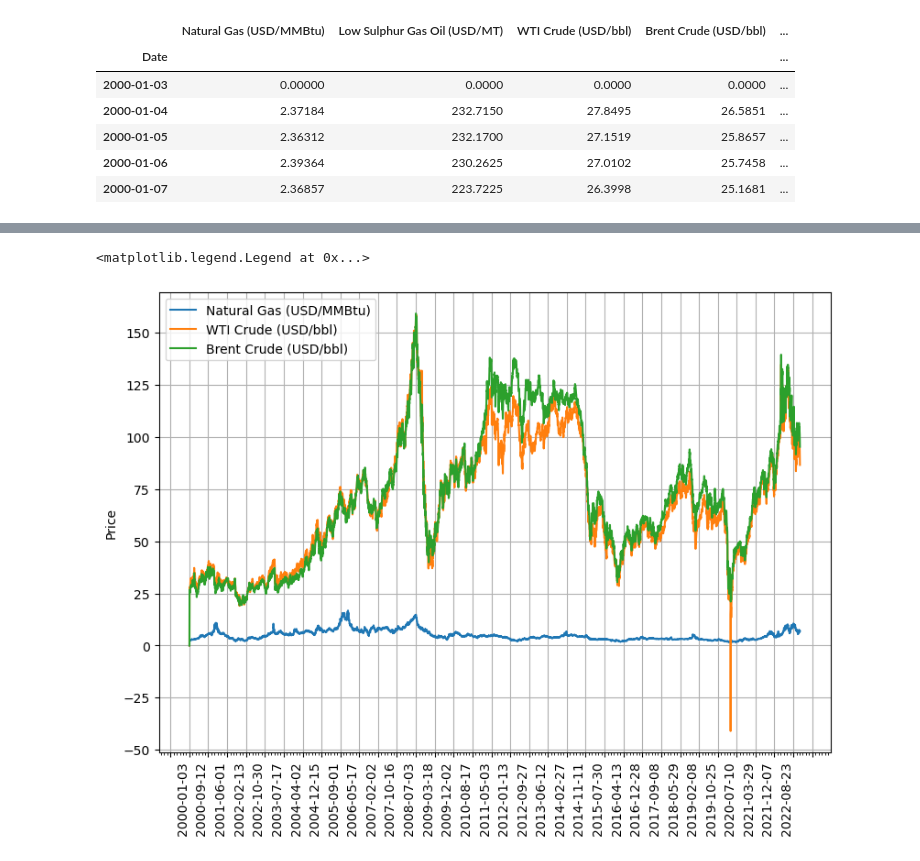
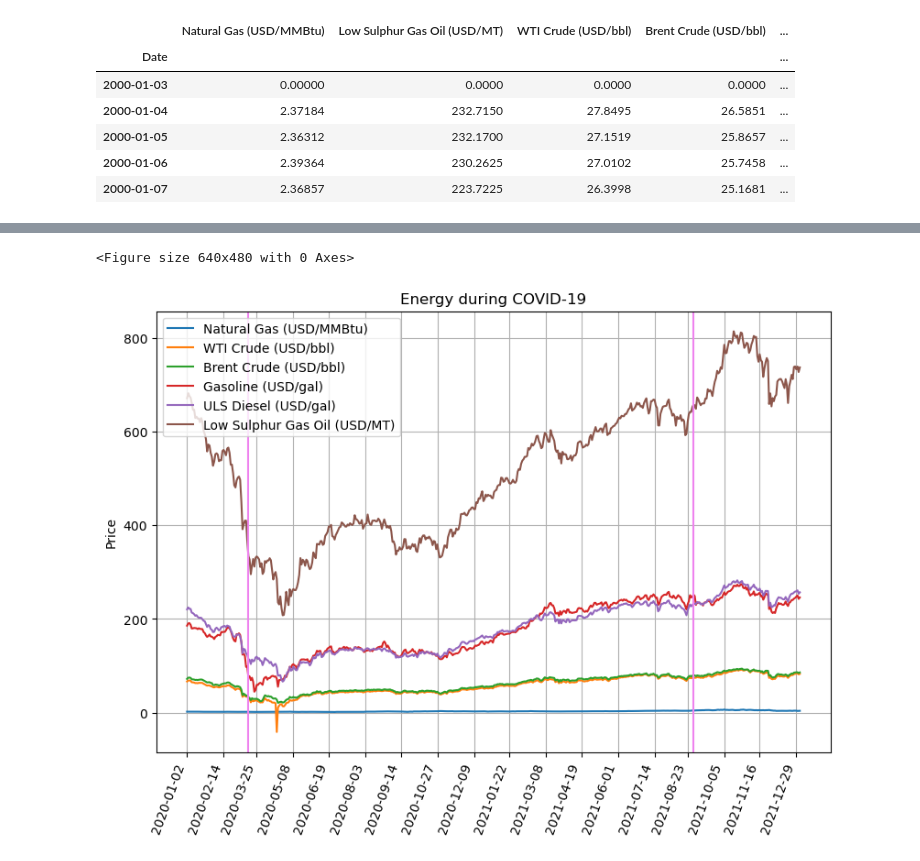
Before and after one commit to dylanmcgullam/Group-Project-1, a Jupyter notebook: commodities.ipynb, the cells around one changed output, grey strips where cells are left out. Drawn from its saved outputs; the diff is of its cells as text; code cells hidden in the pictures.

```diff
--- a/commodities.ipynb
+++ b/commodities.ipynb
@@ -141,0 +294,20 @@ coffee.head()
+# %%
+fig, axs = plt.subplots(figsize=(8,6), constrained_layout=True)
+ax = plt.gca()
+x = recession_softs.index
+ax.plot(x, recession_softs["Sugar (USD/lb)"], label="Sugar (USD/lb)")
+ax.plot(x, recession_softs["Coffee (USD/lb)"], label="Coffee (USD/lb)") # price skewed by factor of 100
+ax.plot(x, recession_softs["Cotton (USD/lb)"], label="Cotton (USD/lb)")
+ax.xaxis.set_major_locator(mdates.MonthLocator())
+ax.xaxis.set_minor_locator(mdates.MonthLocator())
+for label in ax.get_xticklabels(which='major'):
+    label.set(rotation=70, horizontalalignment='right')
+ax.grid(True)
+ax.set_ylabel('Price')
+plt.axvline(x='2007-12-03',color='r')
+plt.axvline(x='2009-06-30',color='r')
+plt.title('Softs during the 2008 Recession')
+plt.legend()
+plt.show()
+
+plt.savefig("outputs/recession_softs.png")
@@ -141,0 +317,3 @@ coffee.head()
+# %%
+covid_energy = energy.loc['2020-01-01' : '2022-01-03']
+covid_energy.head()
@@ -142,20 +339,29 @@ coffee.head()
 # %%
 fig, axs = plt.subplots(figsize=(8,6), constrained_layout=True)
 ax = plt.gca()
-x = energy.index
-ax.plot(x, energy["Natural Gas (USD/MMBtu)"], label="Natural Gas (USD/MMBtu)")
-ax.plot(x, energy["WTI Crude (USD/bbl)"],label="WTI Crude (USD/bbl)")
-ax.plot(x, energy["Brent Crude (USD/bbl)"],label="Brent Crude (USD/bbl)")
-ax.xaxis.set_major_locator(mdates.MonthLocator(bymonth=(1,7)))
+x = covid_energy.index
+ax.plot(x, covid_energy["Natural Gas (USD/MMBtu)"], label="Natural Gas (USD/MMBtu)")
+ax.plot(x, covid_energy["WTI Crude (USD/bbl)"],label="WTI Crude (USD/bbl)")
+ax.plot(x, covid_energy["Brent Crude (USD/bbl)"],label="Brent Crude (USD/bbl)")
+ax.plot(x, covid_energy["Gasoline (USD/gal)"], label="Gasoline (USD/gal)") # price skewed by factor of 100
+ax.plot(x, covid_energy["ULS Diesel (USD/gal)"],label="ULS Diesel (USD/gal)") # price skewed by factor of 100
+ax.plot(x, covid_energy["Low Sulphur Gas Oil (USD/MT)"],label="Low Sulphur Gas Oil (USD/MT)")
+ax.xaxis.set_major_locator(mdates.MonthLocator())
 ax.xaxis.set_minor_locator(mdates.MonthLocator())
 for label in ax.get_xticklabels(which='major'):
-    label.set(rotation=90, horizontalalignment='right')
+    label.set(rotation=70, horizontalalignment='right')
 ax.grid(True)
 ax.set_ylabel('Price')
+plt.axvline(x='2020-03-16',color='violet')
+plt.axvline(x='2021-08-30',color='violet')
+plt.title('Energy during COVID-19')
 plt.legend()
+plt.show()
+
+plt.savefig("outputs/covid_energy.png")
 # %% [output]
-<matplotlib.legend.Legend at 0x...>
+<Figure size 640x480 with 0 Axes>
-[figure, old version]
+[figure, new version]
 # %%
 fig, axs = plt.subplots(figsize=(8,6), constrained_layout=True)
 ax = plt.gca()
```
Also changed, not shown: parts of 20 cells of this notebook, 9 other files.
